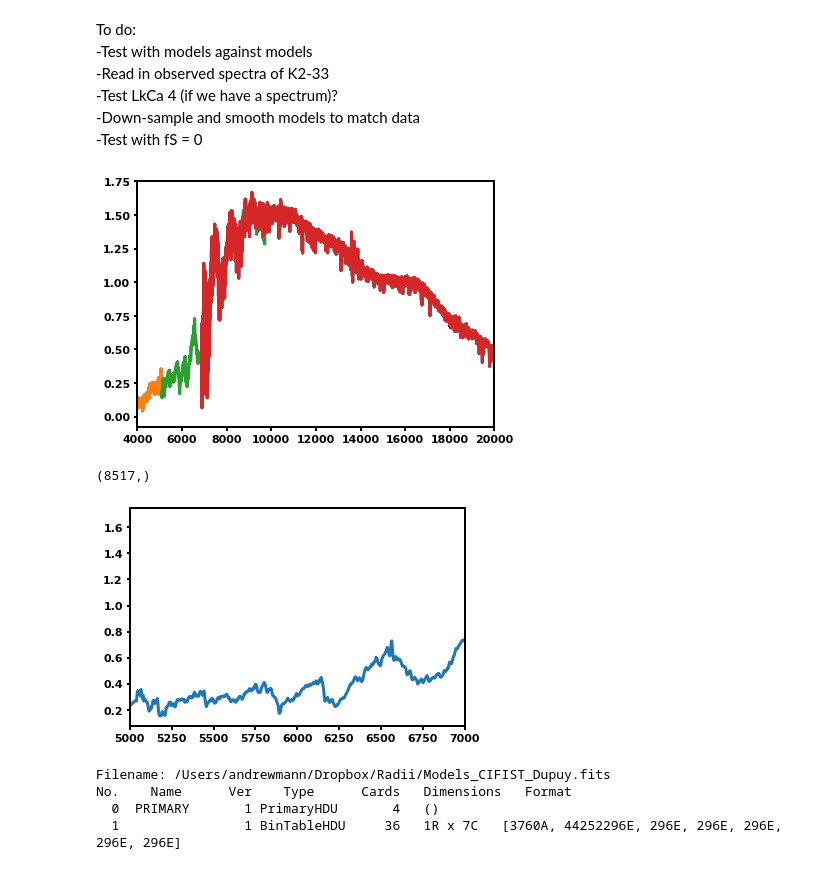
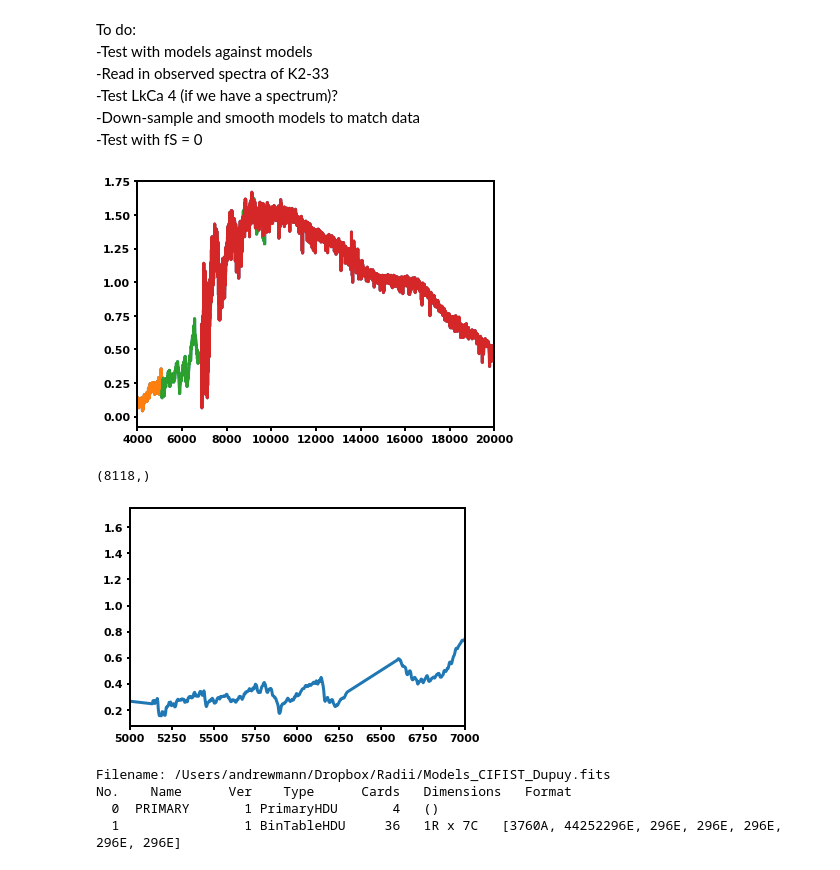
Before and after one commit to awmann/K233Spots, a Jupyter notebook: multi_spec_fit.ipynb, the cells around one changed output. Cells and saved outputs as stored; diff of their text form; code cells hidden in the pictures.

```diff
--- a/multi_spec_fit.ipynb
+++ b/multi_spec_fit.ipynb
@@ -53,36 +60,36 @@ obswav,obsspec,obserr,obstype = np.loadtxt('rawspec.txt',unpack=True,skiprows=1)
 
 plt.plot(obswav,obsspec)
 l1 = np.where(obstype == 1)
 plt.plot(obswav[l1],obsspec[l1])
 l2 = np.where(obstype == 2)
 plt.plot(obswav[l2],obsspec[l2])
 l3 = np.where(obstype == 3)
 plt.plot(obswav[l3],obsspec[l3])
 plt.xlim(4000,20000)
 plt.tight_layout()
 plt.show()
 
 #l4 = np.where(((obstype ==1)| (obstype ==2)) & (obswav > 4000))
 l4 = np.where((obswav > 4000) & (obswav<24000) & ((obswav > 8000)|(obstype<3)) & (obsspec > 0))
 opticalspec = obsspec[l4]
 opticalwav = obswav[l4]
 opticalerr = obserr[l4]
 l5 = np.where((obswav > 4000) & (obswav<23500) & (obsspec/obserr > 10))
-#l5 = np.where((obswav > 4000) & (obswav<23500) & (obsspec/obserr > 15) & ((obswav > 6600)|(obswav<6300)))
+l5 = np.where((obswav > 4000) & (obswav<23500) & (obsspec/obserr > 15) & ((obswav > 6600)|(obswav<6300)))
 obsspec_cut = np.array(obsspec[l5])
 obswav_cut = np.array(obswav[l5])
 obserr_cut = np.array(obserr[l5])
 obstype_cut = np.array(obstype[l5])
 
 print(np.shape(obswav_cut))
 plt.plot(obswav_cut,obsspec_cut)
 plt.tight_layout
 plt.xlim(5000,7000)
 plt.show()
 # %% [output]
 [figure]
-(8517,)
+(8118,)
-[figure, old version]
+[figure, new version]
 # %%
 #modelpath = '/Users/andrewmann/Dropbox/Radii/Models_CIFIST_Aug2013_filler.fits'
 modelpath = '/Users/andrewmann/Dropbox/Radii/Models_CIFIST_Dupuy.fits'
```
Also changed, not shown: parts of 14 cells of this notebook, 2 other files.
